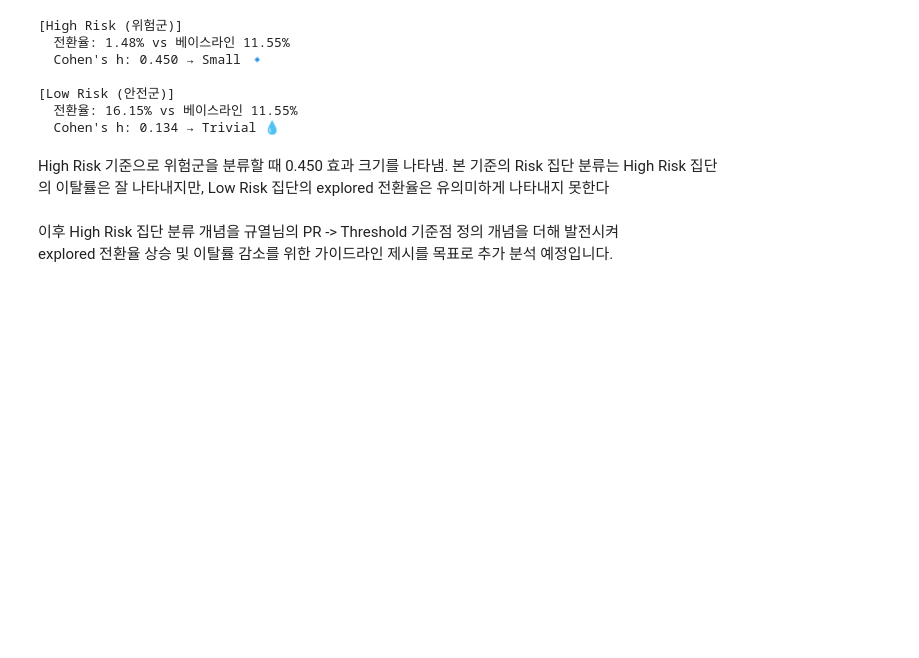
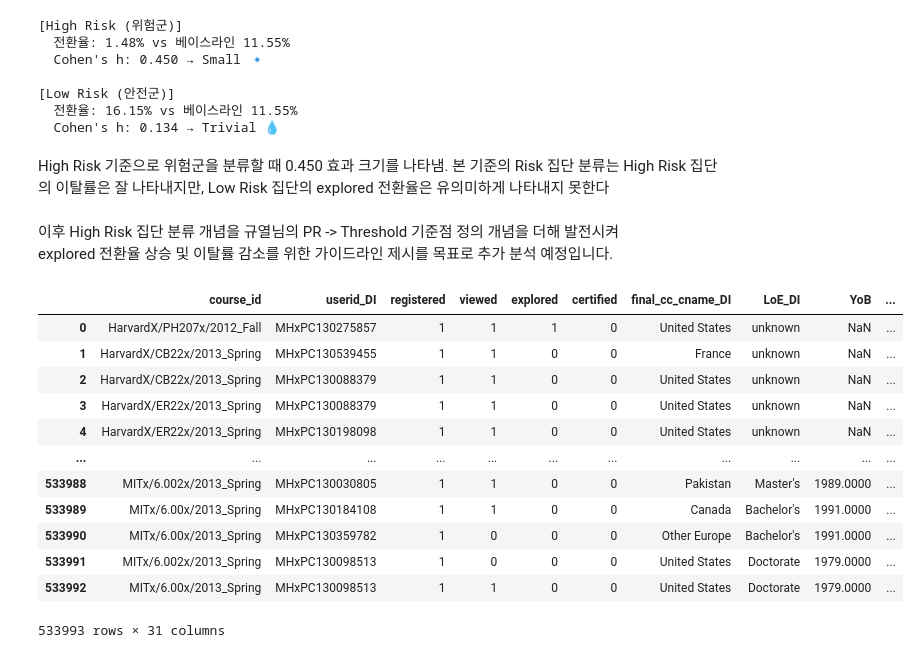
Before and after one commit to Ojirokim/data-analysis-practical-project, a Jupyter notebook: 김재천/ConfirmatoryDA.ipynb, the cells around one changed output. Drawn from its saved outputs; the diff is of its cells as text; code cells hidden in the pictures; blank space fills up the shorter version.

```diff
--- a/김재천/ConfirmatoryDA.ipynb
+++ b/김재천/ConfirmatoryDA.ipynb
@@ -1299,3 +1299,19 @@ High Risk 기준으로 위험군을 분류할 때 0.450 효과 크기를 나타
 # %% [markdown]
 이후 High Risk 집단 분류 개념을 규열님의 PR -> Threshold 기준점 정의 개념을 더해 발전시켜
 explored 전환율 상승 및 이탈률 감소를 위한 가이드라인 제시를 목표로 추가 분석 예정입니다.
+# %%
+df
+# %% [output]
+|  | course_id | userid_DI | registered | viewed | explored | certified | final_cc_cname_DI | LoE_DI | YoB | ... |
+| 0 | HarvardX/PH207x/2012_Fall | MHxPC130275857 | 1 | 1 | 1 | 0 | United States | unknown | NaN | ... |
+| 1 | HarvardX/CB22x/2013_Spring | MHxPC130539455 | 1 | 1 | 0 | 0 | France | unknown | NaN | ... |
+| 2 | HarvardX/CB22x/2013_Spring | MHxPC130088379 | 1 | 1 | 0 | 0 | United States | unknown | NaN | ... |
+| 3 | HarvardX/ER22x/2013_Spring | MHxPC130088379 | 1 | 1 | 0 | 0 | United States | unknown | NaN | ... |
+| 4 | HarvardX/ER22x/2013_Spring | MHxPC130198098 | 1 | 1 | 0 | 0 | United States | unknown | NaN | ... |
+| ... | ... | ... | ... | ... | ... | ... | ... | ... | ... | ... |
+| 533988 | MITx/6.002x/2013_Spring | MHxPC130030805 | 1 | 1 | 0 | 0 | Pakistan | Master's | 1989.0000 | ... |
+| 533989 | MITx/6.00x/2013_Spring | MHxPC130184108 | 1 | 1 | 0 | 0 | Canada | Bachelor's | 1991.0000 | ... |
+| 533990 | MITx/6.00x/2013_Spring | MHxPC130359782 | 1 | 0 | 0 | 0 | Other Europe | Bachelor's | 1991.0000 | ... |
+| 533991 | MITx/6.002x/2013_Spring | MHxPC130098513 | 1 | 0 | 0 | 0 | United States | Doctorate | 1979.0000 | ... |
+| 533992 | MITx/6.00x/2013_Spring | MHxPC130098513 | 1 | 1 | 0 | 0 | United States | Doctorate | 1979.0000 | ... |
+533993 rows × 31 columns
```
Also changed, not shown: 3 other files.
